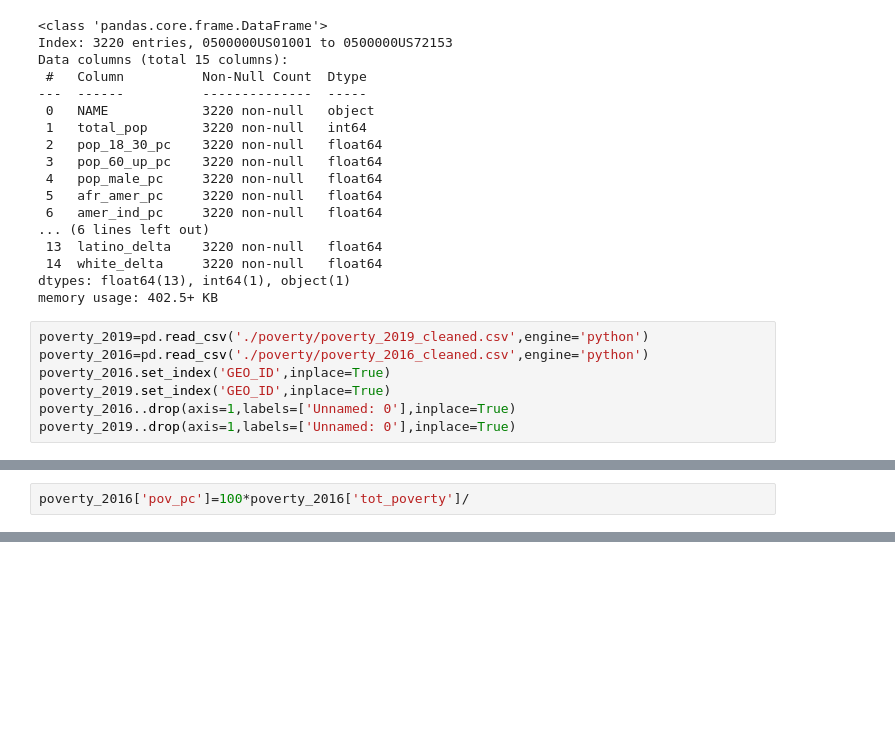
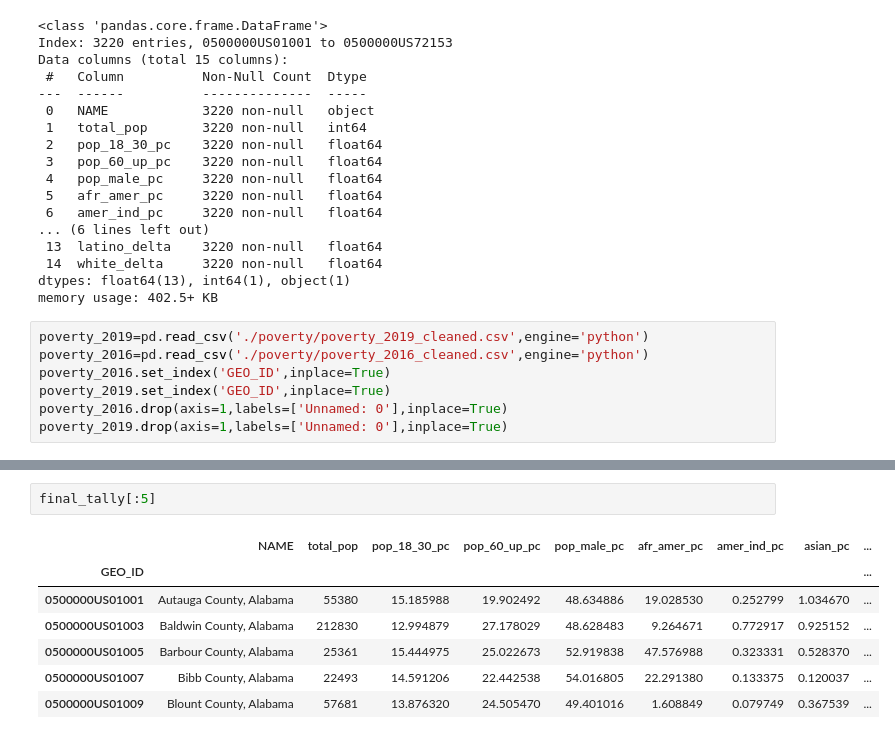
Before and after one commit to srijanrodo/erdos_ds_project, a Jupyter notebook: 5_year/more_data.ipynb, the cells around one changed output, grey strips where cells are left out. Cells and saved outputs as stored; diff of their text form; blank space fills up the shorter version.

```diff
--- a/5_year/more_data.ipynb
+++ b/5_year/more_data.ipynb
@@ -132,5 +132,5 @@ poverty_2019=pd.read_csv('./poverty/poverty_2019_cleaned.csv',engine='python')
 poverty_2016=pd.read_csv('./poverty/poverty_2016_cleaned.csv',engine='python')
 poverty_2016.set_index('GEO_ID',inplace=True)
 poverty_2019.set_index('GEO_ID',inplace=True)
-poverty_2016..drop(axis=1,labels=['Unnamed: 0'],inplace=True)
-poverty_2019..drop(axis=1,labels=['Unnamed: 0'],inplace=True)
+poverty_2016.drop(axis=1,labels=['Unnamed: 0'],inplace=True)
+poverty_2019.drop(axis=1,labels=['Unnamed: 0'],inplace=True)
@@ -139,2 +136,0 @@ AttributeError: 'NoneType' object has no attribute 'drop'
-# %%
-poverty_2016['pov_pc']=100*poverty_2016['tot_poverty']/
@@ -155,0 +156,10 @@ poverty_2016['pov_pc']=100*poverty_2016['tot_poverty']/
+# %%
+final_tally[:5]
+# %% [output]
+|  | NAME | total_pop | pop_18_30_pc | pop_60_up_pc | pop_male_pc | afr_amer_pc | amer_ind_pc | asian_pc | ... |
+| GEO_ID |  |  |  |  |  |  |  |  | ... |
+| 0500000US01001 | Autauga County, Alabama | 55380 | 15.185988 | 19.902492 | 48.634886 | 19.028530 | 0.252799 | 1.034670 | ... |
+| 0500000US01003 | Baldwin County, Alabama | 212830 | 12.994879 | 27.178029 | 48.628483 | 9.264671 | 0.772917 | 0.925152 | ... |
+| 0500000US01005 | Barbour County, Alabama | 25361 | 15.444975 | 25.022673 | 52.919838 | 47.576988 | 0.323331 | 0.528370 | ... |
+| 0500000US01007 | Bibb County, Alabama | 22493 | 14.591206 | 22.442538 | 54.016805 | 22.291380 | 0.133375 | 0.120037 | ... |
+| 0500000US01009 | Blount County, Alabama | 57681 | 13.876320 | 24.505470 | 49.401016 | 1.608849 | 0.079749 | 0.367539 | ... |
```
Also changed, not shown: parts of 8 cells of this notebook, 1 other file.
